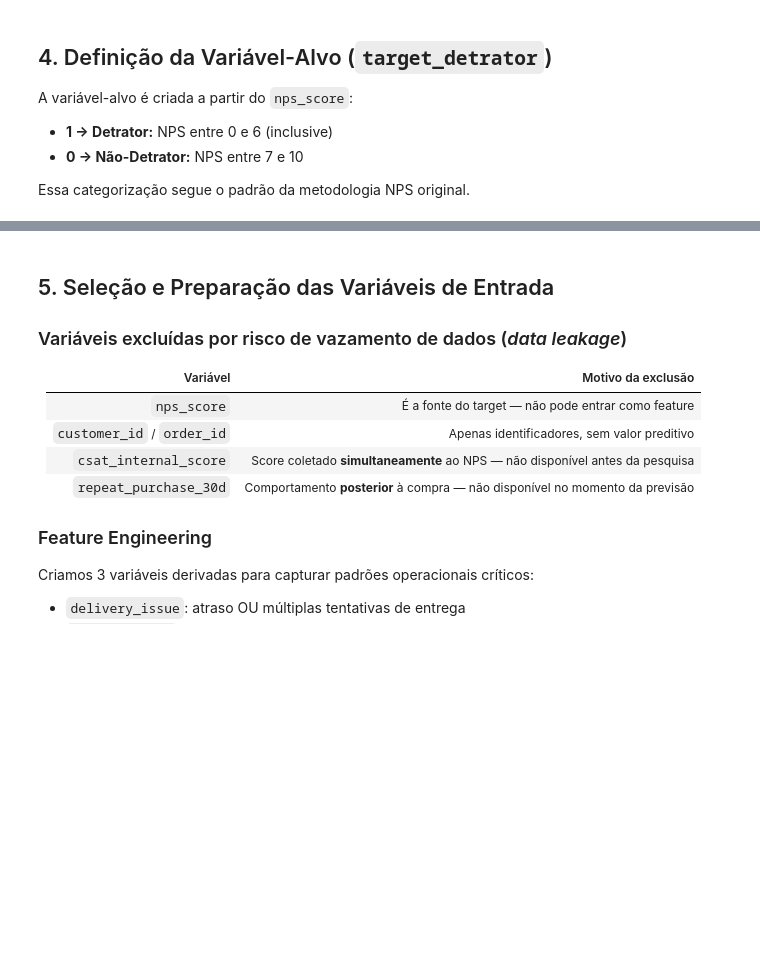
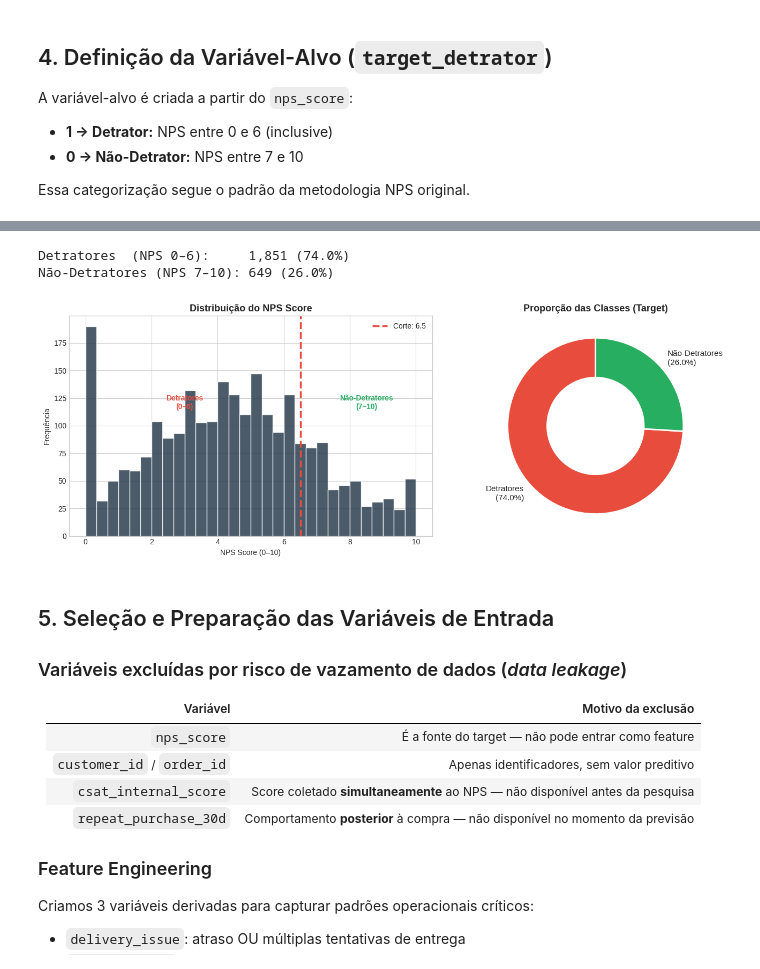
Before and after one commit to OPthyago/TECH-CHALLENGE-FASE-1, a Jupyter notebook: Notebook/Desafio 4.ipynb, the cells around one changed output, grey strips where cells are left out. Drawn from its saved outputs; the diff is of its cells as text; code cells hidden in the pictures; blank space fills up the shorter version.

```diff
--- a/Notebook/Desafio 4.ipynb
+++ b/Notebook/Desafio 4.ipynb
@@ -55,7 +55,7 @@ Duas abordagens foram consideradas para resolver o problema:
 # %% [markdown]
 ## 3. Carregamento dos Dados
 # %%
-df = pd.read_csv('../Dados/cliente_nps.csv')
+df = pd.read_csv('Dados/cliente_nps.csv')
 
 print(f"Shape: {df.shape[0]} registros | {df.shape[1]} variáveis")
 print(f"\nValores ausentes: {df.isnull().sum().sum()}")
@@ -122,3 +94,55 @@ Não-Detratores (NPS 7–10): 649 (26.0%)
+# %%
+# Criação do target binário
+df['target_detrator'] = (df['nps_score'] <= 6).astype(int)
+
+n_detratores  = df['target_detrator'].sum()
+n_ndetratores = len(df) - n_detratores
+pct_det = n_detratores / len(df) * 100
+
+print(f"Detratores  (NPS 0–6):     {n_detratores:,} ({pct_det:.1f}%)")
+print(f"Não-Detratores (NPS 7–10): {n_ndetratores:,} ({100-pct_det:.1f}%)")
+
+# ── Visualização ──────────────────────────────────────────────────────────────
+fig, axes = plt.subplots(1, 2, figsize=(14, 5))
+
+# Histograma NPS com linha de corte
+axes[0].hist(df['nps_score'], bins=30, color=COLORS[0], edgecolor='white', alpha=0.85)
+axes[0].axvline(x=6.5, color=COLORS[1], linewidth=2.5, linestyle='--', label='Corte: 6.5')
+axes[0].set_title('Distribuição do NPS Score', fontsize=13, fontweight='bold')
+axes[0].set_xlabel('NPS Score (0–10)')
+axes[0].set_ylabel('Frequência')
+axes[0].legend()
+axes[0].annotate('Detratores\n(0–6)',       xy=(3,   115), fontsize=10, color=COLORS[1], fontweight='bold', ha='center')
+axes[0].annotate('Não-Detratores\n(7–10)', xy=(8.5, 115), fontsize=10, color=COLORS[2], fontweight='bold', ha='center')
+
+# Pizza de proporção
+sizes  = [n_detratores, n_ndetratores]
+labels = [f'Detratores\n({pct_det:.1f}%)', f'Não-Detratores\n({100-pct_det:.1f}%)']
+
+
+axes[1].pie(
+    sizes,
+    labels=labels,
+    colors=[COLORS[1], COLORS[2]],
+    startangle=90,
+    labeldistance=1.12,
+    textprops={'fontsize': 11},
+    wedgeprops={
+        'edgecolor': 'white',
+        'linewidth': 2,
+        'width': 0.45
+    }
+)
+
+
+axes[1].set_title('Proporção das Classes (Target)', fontsize=13, fontweight='bold')
+
+plt.tight_layout()
+plt.show()
+# %% [output]
+Detratores  (NPS 0–6):     1,851 (74.0%)
+Não-Detratores (NPS 7–10): 649 (26.0%)
+[figure, added]
 # %% [markdown]
 ## 5. Seleção e Preparação das Variáveis de Entrada
 
```
Also changed, not shown: parts of 2 cells of this notebook.
